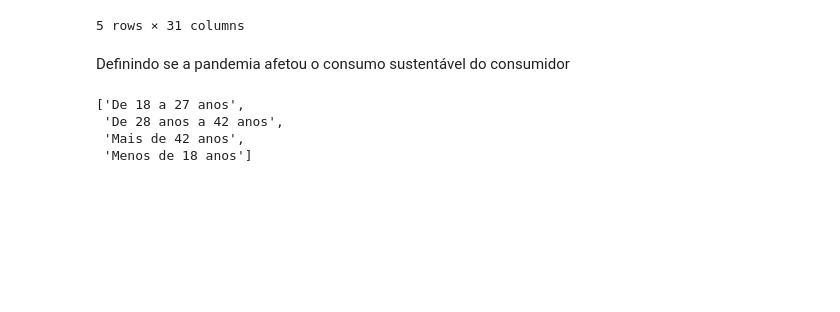
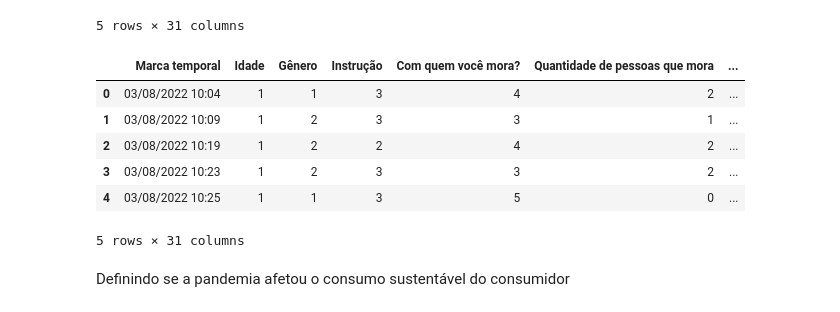
Before and after one commit to gutessitore/PUC, a Jupyter notebook: Projeto Integrado/notebooks/TCC_FU.ipynb, the cells around one changed output. Cells and saved outputs as stored; diff of their text form; code cells hidden in the pictures; blank space fills up the shorter version.

```diff
--- a/Projeto Integrado/notebooks/TCC_FU.ipynb
+++ b/Projeto Integrado/notebooks/TCC_FU.ipynb
@@ -14,15 +14,45 @@ data.head()
 | 3 | 03/08/2022 10:23 | De 18 a 27 anos | Masculino | Graduação Incompleta/ Em curso | Com os pais | 2.0 | ... |
 | 4 | 03/08/2022 10:25 | De 18 a 27 anos | Feminino | Graduação Incompleta/ Em curso | Sozinho | 0.0 | ... |
 5 rows × 31 columns
+# %%
+# Removendo as instâncias com idades menores que 18 anos e com idades maiores que 42 anos
+data = data[data["Idade"] != "Menos de 18 anos"]
+data = data[data["Idade"] != "Mais de 42 anos"]
+# %%
+# Codificando as variaveis categóricas
+from sklearn.preprocessing import LabelEncoder
+
+encoder = LabelEncoder()
+
+data["Idade"] = encoder.fit_transform(data["Idade"]) + 1
+data["Gênero"] = encoder.fit_transform(data["Gênero"]) + 1
+data["Com quem você mora?"] = encoder.fit_transform(data["Com quem você mora?"]) + 1
+data["Instrução"] = encoder.fit_transform(data["Instrução"]) + 1
+data["Renda familiar"] = encoder.fit_transform(data["Renda familiar"]) + 1
+data["Quantidade de pessoas que mora"] = data["Quantidade de pessoas que mora"].astype(int)
+
+mapa_da_escala_likert = {
+    "Concordo totalmente": 5,
+    "Concordo": 4,
+    "Neutro": 3,
+    "Discordo": 2,
+    "Discordo totalmente": 1
+}
+
+data.replace(mapa_da_escala_likert, inplace=True)
+
+
+data.head()
+# %% [output]
+|  | Marca temporal | Idade | Gênero | Instrução | Com quem você mora? | Quantidade de pessoas que mora | ... |
+| 0 | 03/08/2022 10:04 | 1 | 1 | 3 | 4 | 2 | ... |
+| 1 | 03/08/2022 10:09 | 1 | 2 | 3 | 3 | 1 | ... |
+| 2 | 03/08/2022 10:19 | 1 | 2 | 2 | 4 | 2 | ... |
+| 3 | 03/08/2022 10:23 | 1 | 2 | 3 | 3 | 2 | ... |
+| 4 | 03/08/2022 10:25 | 1 | 1 | 3 | 5 | 0 | ... |
+5 rows × 31 columns
 # %% [markdown]
 Definindo se a pandemia afetou o consumo sustentável do consumidor
-# %%
-list(data['Idade'].unique())
-# %% [output]
-['De 18 a 27 anos',
- 'De 28 anos a 42 anos',
- 'Mais de 42 anos',
- 'Menos de 18 anos']
 # %%
 def e_consumo_sustentavel(row) -> int:
     consumo_sustentavel = {
```
Also changed, not shown: parts of 9 cells of this notebook, 4 other files.
